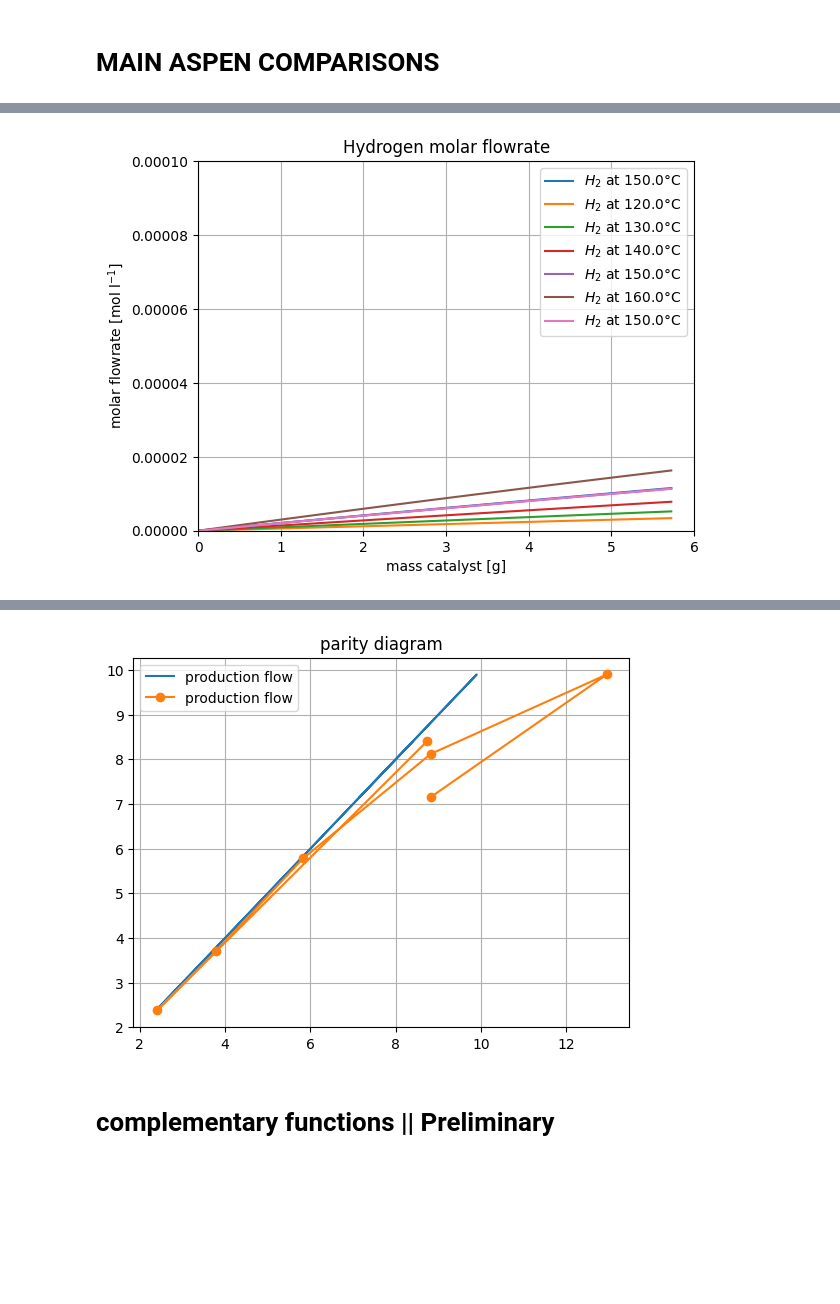
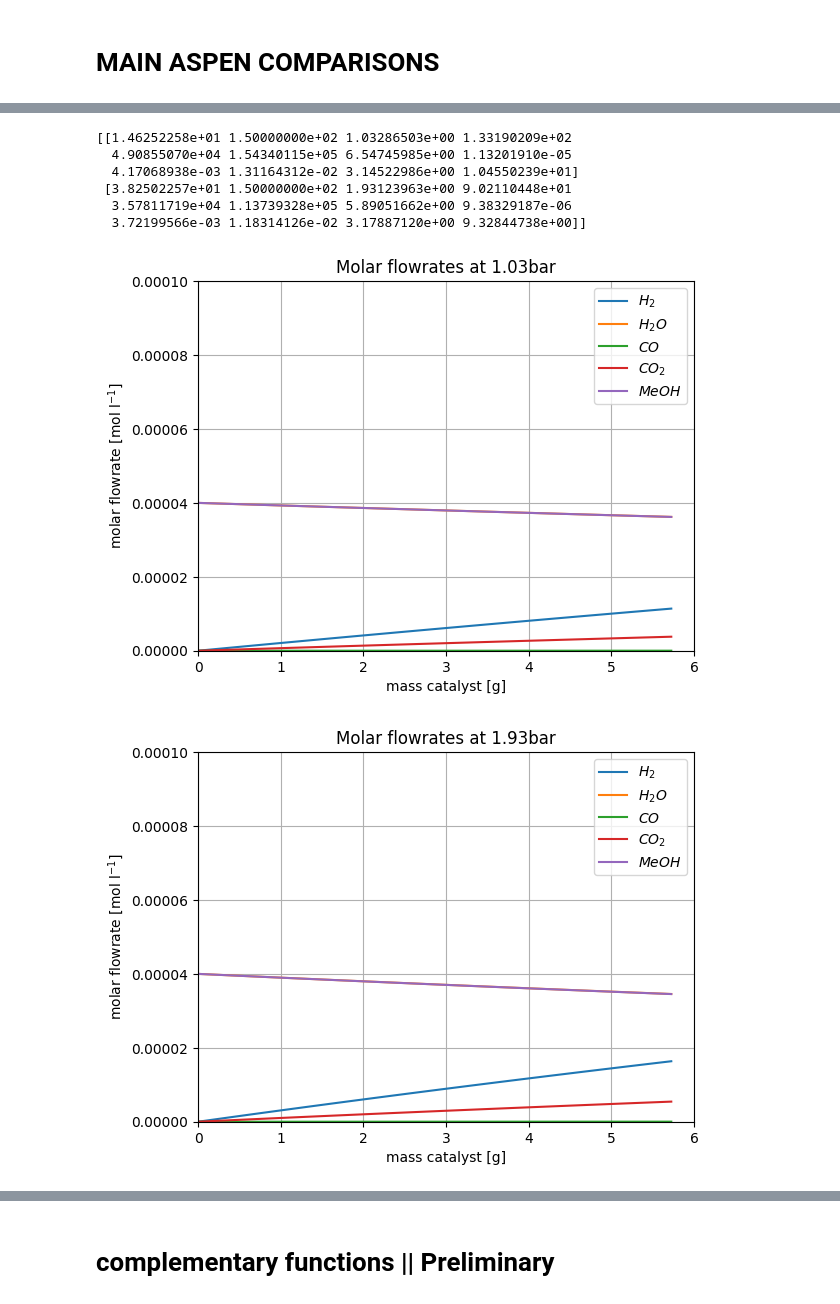
Before and after one commit to DanielGreiner/Masterarbeit, a Jupyter notebook: Model_reactor_1D_steady_state_isothermal.ipynb, the cells around one changed output, grey strips where cells are left out. Cells and saved outputs as stored; diff of their text form; code cells hidden in the pictures; blank space fills up the shorter version.

```diff
--- a/Model_reactor_1D_steady_state_isothermal.ipynb
+++ b/Model_reactor_1D_steady_state_isothermal.ipynb
@@ -51,7 +51,7 @@ d_R = 0.133               # reactor diameter [m]
 r_R = d_R/2               # reactor radius [m]
 A_R = np.pi*np.power(r_R, 2, dtype=float)               # reactor crossectional area [a.u.]
 V_R = A_R*L_R             # reactor volume [m^3]
-m_cat = 16.65             # catalyst mass [kg]
+m_cat = 15                # catalyst mass [kg]
 dens_cat_part = 3.28426*np.power(10, 3, dtype=float)    # catalyst particle density [kg m^-3]
 dens_cat = m_cat/V_R      # catalyst density [kg m^-3]
 dens_cat_bulk = 0.96*np.power(10, 3, dtype=float)       # catalyst bulk density [kg m^-3]
@@ -751,39 +814,47 @@ offset_to_experiment = (1 - prodFlow_default_72_model/default_72_means_productio
 # %%
 # @title testing block, ignore
 
-# print(prodFlow_default_72)
-# print(default_72_means_production_flow)
+# print(prodFlow_restart_72)
+print(restart_72_means_array)
 # print(offset_to_experiment)
+# %% [output]
+[[1.46252258e+01 1.50000000e+02 1.03286503e+00 1.33190209e+02
+  4.90855070e+04 1.54340115e+05 6.54745985e+00 1.13201910e-05
+  4.17068938e-03 1.31164312e-02 3.14522986e+00 1.04550239e+01]
+ [3.82502257e+01 1.50000000e+02 1.93123963e+00 9.02110448e+01
+  3.57811719e+04 1.13739328e+05 5.89051662e+00 9.38329187e-06
+  3.72199566e-03 1.18314126e-02 3.17887120e+00 9.32844738e+00]]
 # %%
 # @title plots
 
-# for i in range (len(default_72_means_array)):
-#   plt.figure(i)
-#   plt.plot(compEul[0, :, 5]*1000, compEul[i, :, 0], label='$H_2$')
-#   plt.plot(compEul[0, :, 5]*1000, compEul[i, :, 1], label='$H_2O$')
-#   plt.plot(compEul[0, :, 5]*1000, compEul[i, :, 2], label='$CO$')
-#   plt.plot(compEul[0, :, 5]*1000, compEul[i, :, 3], label='$CO_2$')
-#   plt.plot(compEul[0, :, 5]*1000, compEul[i, :, 4], label='$MeOH$')
-#   plt.title('Molar flowrates at ' + str(default_72_means_array[i, 1]) + '°C')
-#   plt.axis((0, 6, 0, 0.0001))
-#   plt.legend(loc='best')
-#   plt.grid()
-#   plt.xlabel("mass catalyst [g]")
-#   plt.ylabel ("molar flowrate [mol l$^{-1}$]")
+for i in range (len(restart_72_means_array)):
+  plt.figure(i)
+  plt.plot(compEul_restart_72[0, :, 5]*1000, compEul_restart_72[i, :, 0], label='$H_2$')
+  plt.plot(compEul_restart_72[0, :, 5]*1000, compEul_restart_72[i, :, 1], label='$H_2O$')
+  plt.plot(compEul_restart_72[0, :, 5]*1000, compEul_restart_72[i, :, 2], label='$CO$')
+  plt.plot(compEul_restart_72[0, :, 5]*1000, compEul_restart_72[i, :, 3], label='$CO_2$')
+  plt.plot(compEul_restart_72[0, :, 5]*1000, compEul_restart_72[i, :, 4], label='$MeOH$')
+  plt.title('Molar flowrates at ' + str(round(restart_72_means_array[i, 2], 2)) + 'bar')
+  plt.axis((0, 6, 0, 0.0001))
+  plt.legend(loc='best')
+  plt.grid()
+  plt.xlabel("mass catalyst [g]")
+  plt.ylabel ("molar flowrate [mol l$^{-1}$]")
 
 
-for i in range (len(default_72_means_array)):
-  plt.figure(1)
-  plt.plot(compEul[0, :, 5]*1000, compEul[i, :, 0], label='$H_2$ at ' + str(default_72_means_array[i, 1]) + '°C')
-  # plt.plot(compEul[0, :, 5]*1000, compEul[i, :, 1], label='$H_2O$')
-  # plt.plot(compEul[0, :, 5]*1000, compEul[i, :, 2], label='$CO$')
-  # plt.plot(compEul[0, :, 5]*1000, compEul[i, :, 3], label='$CO_2$')
-  # plt.plot(compEul[0, :, 5]*1000, compEul[i, :, 4], label='$MeOH$')
+for i in range (len(restart_72_means_array)):
+  plt.figure(3)
+  plt.plot(compEul_restart_72[0, :, 5]*1000, compEul_restart_72[i, :, 0], label='$H_2$ at ' + str(round(restart_72_means_array[i, 2], 2)) + 'bar')
+  # plt.plot(compEul_restart_72[0, :, 5]*1000, compEul_restart_72[i, :, 1], label='$H_2O$')
+  # plt.plot(compEul_restart_72[0, :, 5]*1000, compEul_restart_72[i, :, 2], label='$CO$')
+  # plt.plot(compEul_restart_72[0, :, 5]*1000, compEul_restart_72[i, :, 3], label='$CO_2$')
+  # plt.plot(compEul_restart_72[0, :, 5]*1000, compEul_restart_72[i, :, 4], label='$MeOH$')
   plt.title('Hydrogen molar flowrate')
   plt.axis((0, 6, 0, 0.0001))
   plt.legend(loc='best')
   plt.grid()
   plt.xlabel("mass catalyst [g]")
   plt.ylabel ("molar flowrate [mol l$^{-1}$]")
 # %% [output]
-[figure, old version]
+[figure, new version]
+[figure, added]
@@ -790,12 +861,0 @@ for i in range (len(default_72_means_array)):
-# %%
-# @title parity plot
-
-plt.figure(1)
-plt.plot(default_72_means_production_flow, default_72_means_production_flow, label='production flow')
-plt.plot(prodFlow_default_72_model, default_72_means_production_flow, label='production flow', marker='o')
-plt.title('parity diagram')
-#plt.axis((0, 6, 0, 0.0001))
-plt.legend(loc='best')
-plt.grid()
-# %% [output]
-[figure, removed]
```
Also changed, not shown: parts of 21 cells of this notebook.
